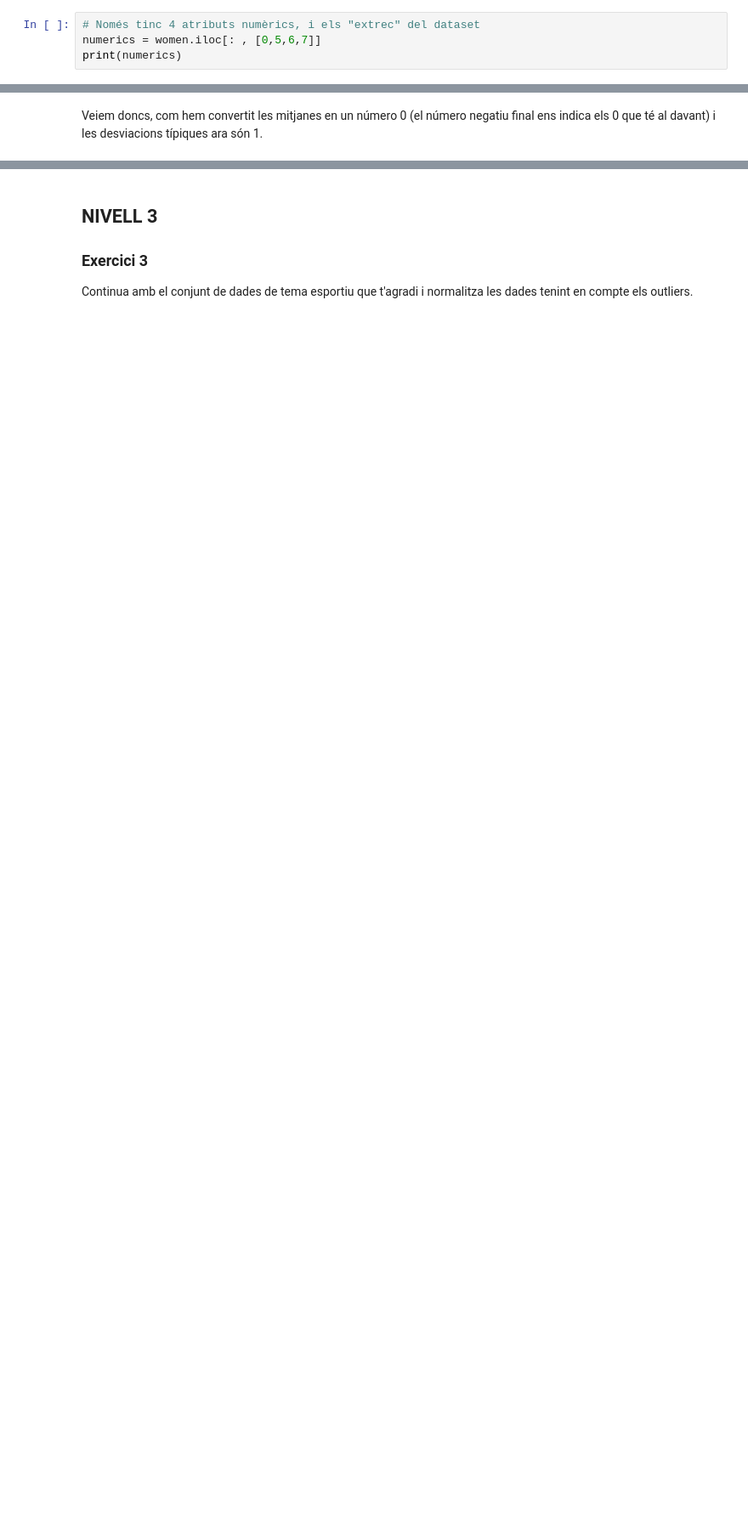
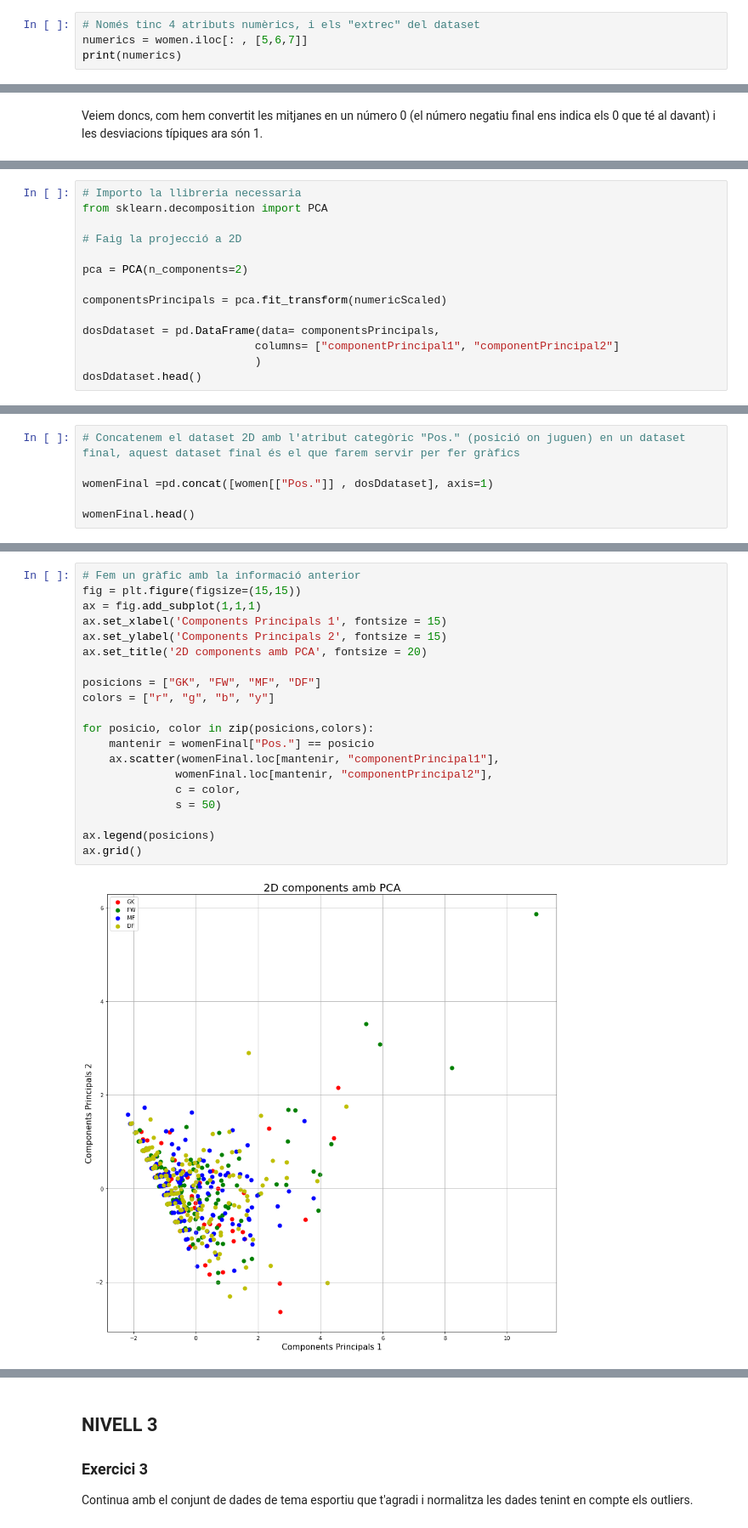
Before and after one commit to anmaba/Feature-engineering, a Jupyter notebook: Sprint 8 T01.ipynb, the cells around one changed output, grey strips where cells are left out. Shown at 85% size. Saved outputs shown, nothing was run; the diff lists cells and outputs as text; blank space fills up the shorter version.

```diff
--- a/Sprint 8 T01.ipynb
+++ b/Sprint 8 T01.ipynb
@@ -235,6 +235,6 @@ Club          object
 dtype: object
 # %%
 # Només tinc 4 atributs numèrics, i els "extrec" del dataset
-numerics = women.iloc[: , [0,5,6,7]]
+numerics = women.iloc[: , [5,6,7]]
 print(numerics)
 # %% [output]
@@ -325,0 +325,14 @@ Continua amb el conjunt de dades de tema esportiu que t'agradi i aplica l'anàli
+# %%
+# Importo la llibreria necessaria
+from sklearn.decomposition import PCA
+
+# Faig la projecció a 2D
+
+pca = PCA(n_components=2)
+
+componentsPrincipals = pca.fit_transform(numericScaled)
+
+dosDdataset = pd.DataFrame(data= componentsPrincipals,
+                          columns= ["componentPrincipal1", "componentPrincipal2"]
+                          )
+dosDdataset.head()
@@ -325,0 +346,6 @@ Continua amb el conjunt de dades de tema esportiu que t'agradi i aplica l'anàli
+# %%
+# Concatenem el dataset 2D amb l'atribut categòric "Pos." (posició on juguen) en un dataset final, aquest dataset final és el que farem servir per fer gràfics
+
+womenFinal =pd.concat([women[["Pos."]] , dosDdataset], axis=1)
+
+womenFinal.head()
@@ -325,0 +359,22 @@ Continua amb el conjunt de dades de tema esportiu que t'agradi i aplica l'anàli
+# %%
+# Fem un gràfic amb la informació anterior
+fig = plt.figure(figsize=(15,15))
+ax = fig.add_subplot(1,1,1)
+ax.set_xlabel('Components Principals 1', fontsize = 15)
+ax.set_ylabel('Components Principals 2', fontsize = 15)
+ax.set_title('2D components amb PCA', fontsize = 20)
+
+posicions = ["GK", "FW", "MF", "DF"]
+colors = ["r", "g", "b", "y"]
+
+for posicio, color in zip(posicions,colors):
+    mantenir = womenFinal["Pos."] == posicio
+    ax.scatter(womenFinal.loc[mantenir, "componentPrincipal1"],
+              womenFinal.loc[mantenir, "componentPrincipal2"],
+              c = color,
+              s = 50)
+
+ax.legend(posicions)
+ax.grid()
+# %% [output]
+[figure, added]
```
Also changed, not shown: parts of 12 cells of this notebook, 1 other file.
